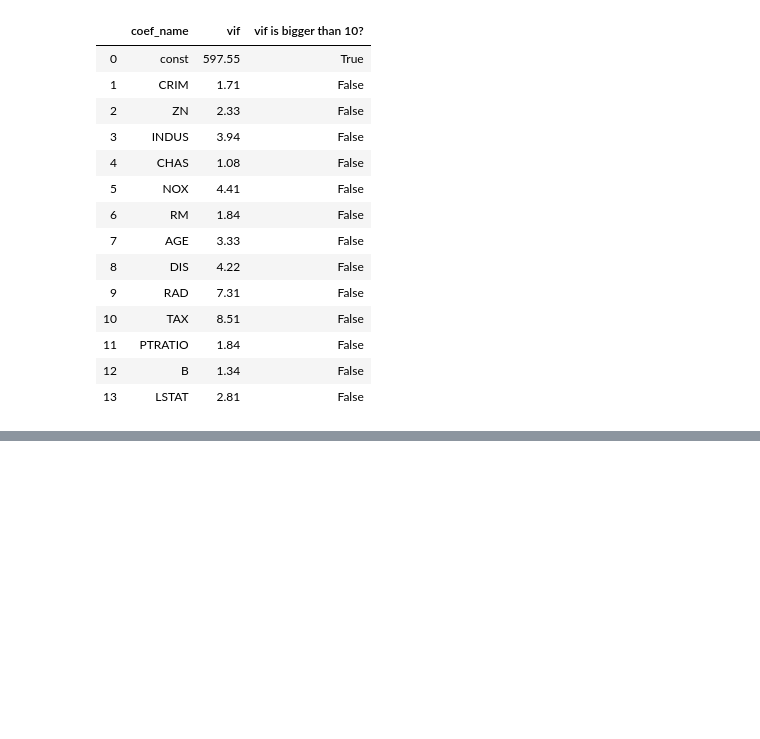
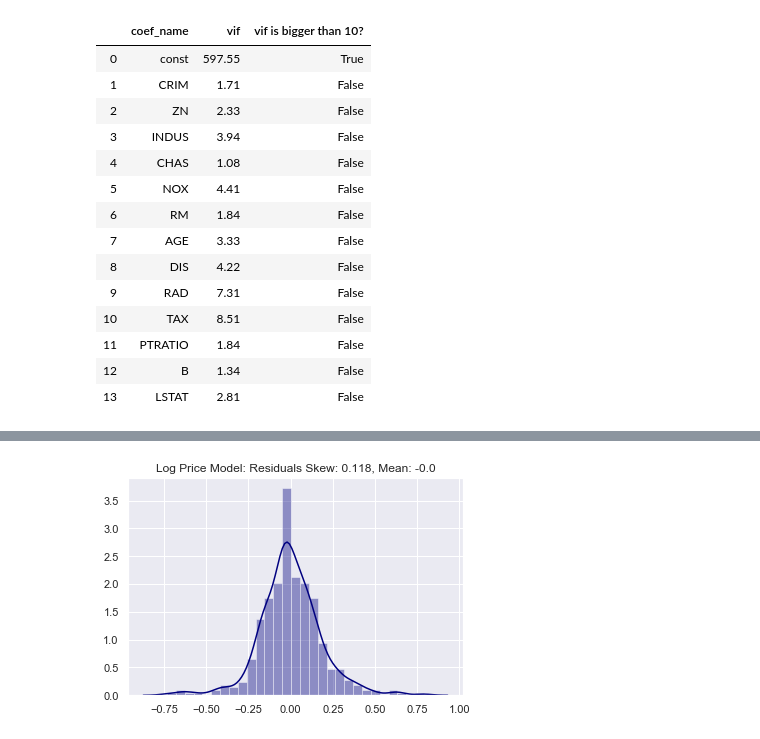
Before and after one commit to rasoulghaznavi/Excersise, a Jupyter notebook: 04 Multivariable Regression.ipynb, the cells around one changed output, grey strips where cells are left out. Saved outputs shown, nothing was run; the diff lists cells and outputs as text; code cells hidden in the pictures; blank space fills up the shorter version.

```diff
--- a/04 Multivariable Regression.ipynb
+++ b/04 Multivariable Regression.ipynb
@@ -691,0 +844,6 @@ pd.DataFrame({'coef_name': X_incl_const.columns, 'vif': np.around(vif2, 2), 'vif
+# %%
+sns.distplot(results3.resid, color = 'navy')
+plt.title(f'Log Price Model: Residuals Skew: {resid_skew}, Mean: {resid_mean}')
+plt.show()
+# %% [output]
+[figure, added]
```
Also changed, not shown: parts of 14 cells of this notebook.
